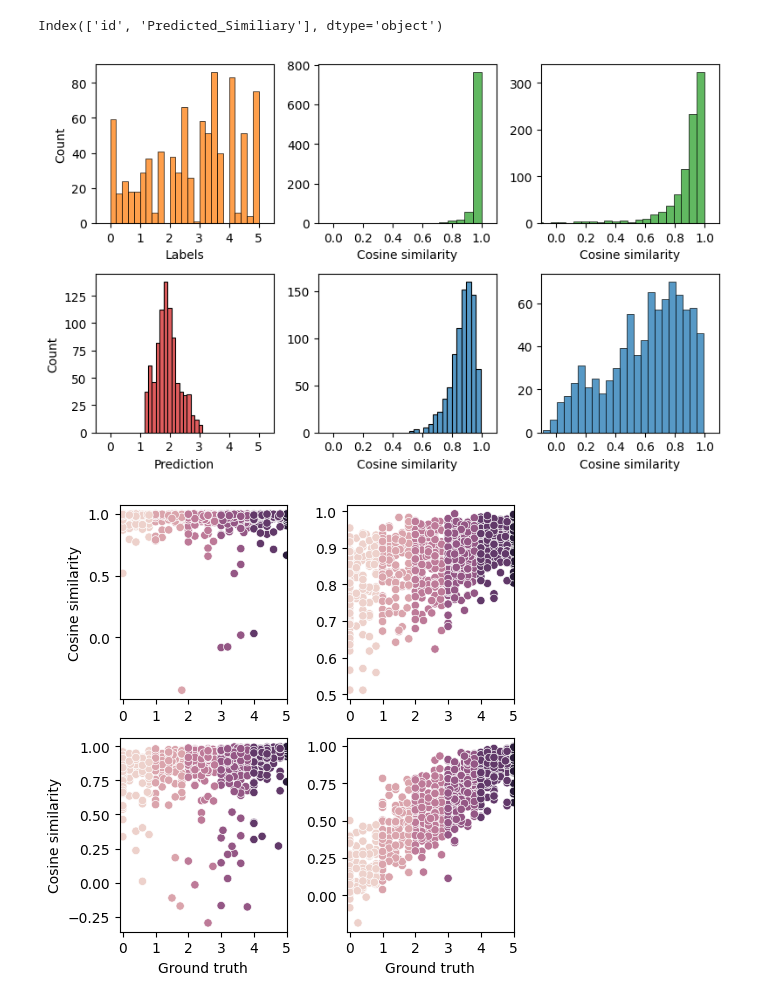
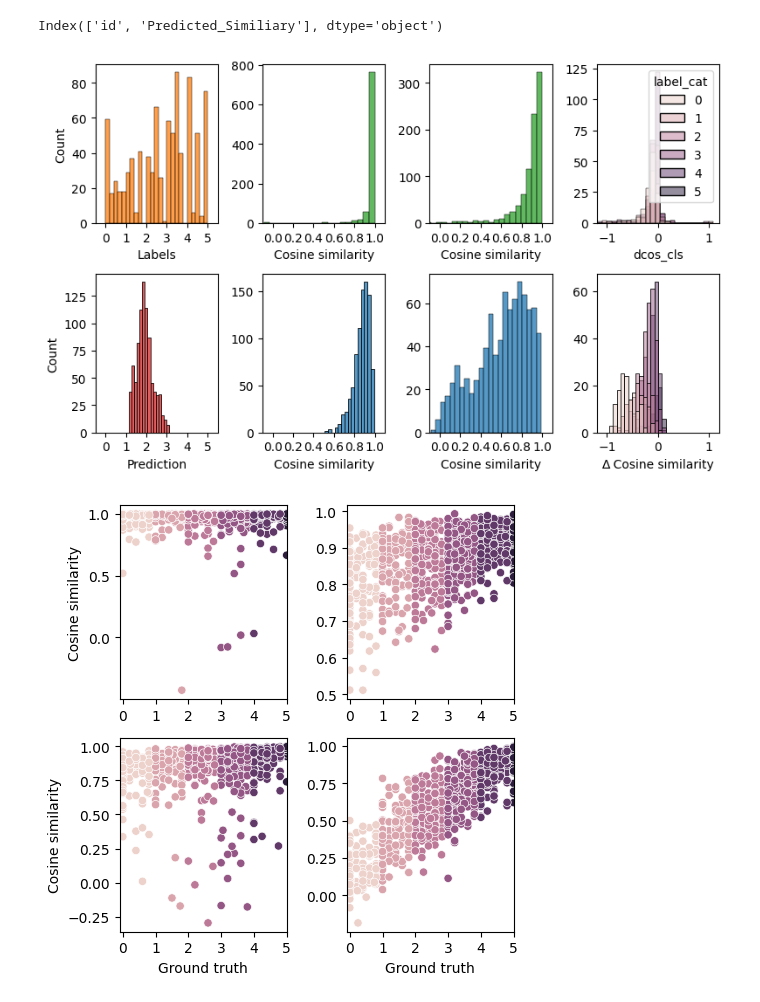
Before and after one commit to hsingchien/CS224N_FP, a Jupyter notebook: analysis_script.ipynb, the cells around one changed output. Cells and saved outputs as stored; diff of their text form; code cells hidden in the pictures.

Commit message:
figures and table

```diff
--- a/analysis_script.ipynb
+++ b/analysis_script.ipynb
@@ -193,51 +197,73 @@ pretr_BERT_sts_df["label_cat"] = pretr_BERT_sts_df["label"].astype(int)
 xl = (-0.1, 1.1)
 f = plt.figure(figsize=(8, 5))
 
-plt.subplot(2, 3, 1)
+plt.subplot(2, 4, 1)
 ax = ses.histplot(pretr_BERT_sts_df["label"], bins=25, color="tab:orange")
-ax.set_xlim((-0.5,5.5))
+ax.set_xlim((-0.5, 5.5))
 ax.set_xticks(range(6))
 ax.set_xlabel("Labels")
 # ax.set_title("Ground truth distribution")
-plt.subplot(2,3,4)
-ax = ses.histplot(lin_dev_pred["Predicted_Similiary"],bins=15, color="tab:red")
-ax.set_xlim((-0.5,5.5))
+plt.subplot(2, 4, 5)
+ax = ses.histplot(lin_dev_pred["Predicted_Similiary"], bins=15, color="tab:red")
+ax.set_xlim((-0.5, 5.5))
 ax.set_ylabel("Count")
 ax.set_xticks(range(6))
 # ax.set_title("Prediction distribution (no cosine similarity)")
 ax.set_xlabel("Prediction")
-plt.subplot(2, 3, 2)
+plt.subplot(2, 4, 2)
 ax = ses.histplot(pretr_BERT_sts_df["cls_cos"], bins=25, color="tab:green")
 ax.set_xlim(xl)
-ax.set_xticks(np.arange(0,1.1,0.2))
+ax.set_xticks(np.arange(0, 1.1, 0.2))
 ax.yaxis.label.set_visible(False)
 ax.set_xlabel("Cosine similarity")
 # ax.set_title("[CLS] hidden state cosine similarity")
-plt.subplot(2, 3, 5)
+plt.subplot(2, 4, 6)
 ax = ses.histplot(pretr_BERT_sts_df["avg_cos"], bins=15, color="tab:blue")
 ax.set_xlim(xl)
 ax.set_xlabel("Cosine similarity")
 # ax.set_title("Average hidden state cosine similarity")
 ax.yaxis.label.set_visible(False)
-ax.set_xticks(np.arange(0,1.1,0.2))
-plt.subplot(2, 3, 3)
+ax.set_xticks(np.arange(0, 1.1, 0.2))
+plt.subplot(2, 4, 3)
 ax = ses.histplot(sgl_sts_BERT_sts_df["cls_cos"], bins=25, color="tab:green")
 ax.set_xlim(xl)
 ax.set_xlabel("Cosine similarity")
 ax.yaxis.label.set_visible(False)
 # ax.set_title("[CLS] hidden state cosine similarity")
-ax.set_xticks(np.arange(0,1.1,0.2))
-plt.subplot(2, 3, 6)
+ax.set_xticks(np.arange(0, 1.1, 0.2))
+plt.subplot(2, 4, 7)
 ax = ses.histplot(sgl_sts_BERT_sts_df["avg_cos"], bins=25, color="tab:blue")
 ax.set_xlim(xl)
 ax.set_xlabel("Cosine similarity")
-ax.set_xticks(np.arange(0,1.1,0.2))
+ax.set_xticks(np.arange(0, 1.1, 0.2))
 ax.yaxis.label.set_visible(False)
 # ax.set_title("Average hidden state cosine similarity")
+
+
+# plot the delta cos similarity
+sgl_sts_BERT_sts_df["dcos_cls"] = (
+    sgl_sts_BERT_sts_df["cls_cos"] - pretr_BERT_sts_df["cls_cos"]
+)
+sgl_sts_BERT_sts_df["dcos_avg"] = (
+    sgl_sts_BERT_sts_df["avg_cos"] - pretr_BERT_sts_df["avg_cos"]
+)
+plt.subplot(2, 4, 4)
+f5 = ses.histplot(data=sgl_sts_BERT_sts_df, x="dcos_cls", hue="label_cat", bins=25)
+# f1.get_legend().set_visible(False)
+f5.set_xlim((-1.2, 1.2))
+# f5.xaxis.label.set_visible(False)
+f5.yaxis.label.set_visible(False)
+plt.subplot(2, 4, 8)
+f6 = ses.histplot(data=sgl_sts_BERT_sts_df, x="dcos_avg", hue="label_cat", bins=15)
+f6.set_xlim((-1.2, 1.2))
+f6.get_legend().set_visible(False)
+f6.set_xlabel("∆ Cosine similarity")
+f6.yaxis.label.set_visible(False)
+
 f.tight_layout()
-plt.savefig('cos.svg')
+plt.savefig("cos.svg")
 # %% [output]
-[figure, old version]
+[figure, new version]
 # %%
 # summarize the cos and bins into a summary df
 # plot bar plot along cosine axis, for each model output
```
Also changed, not shown: parts of 4 cells of this notebook, 9 other files.
